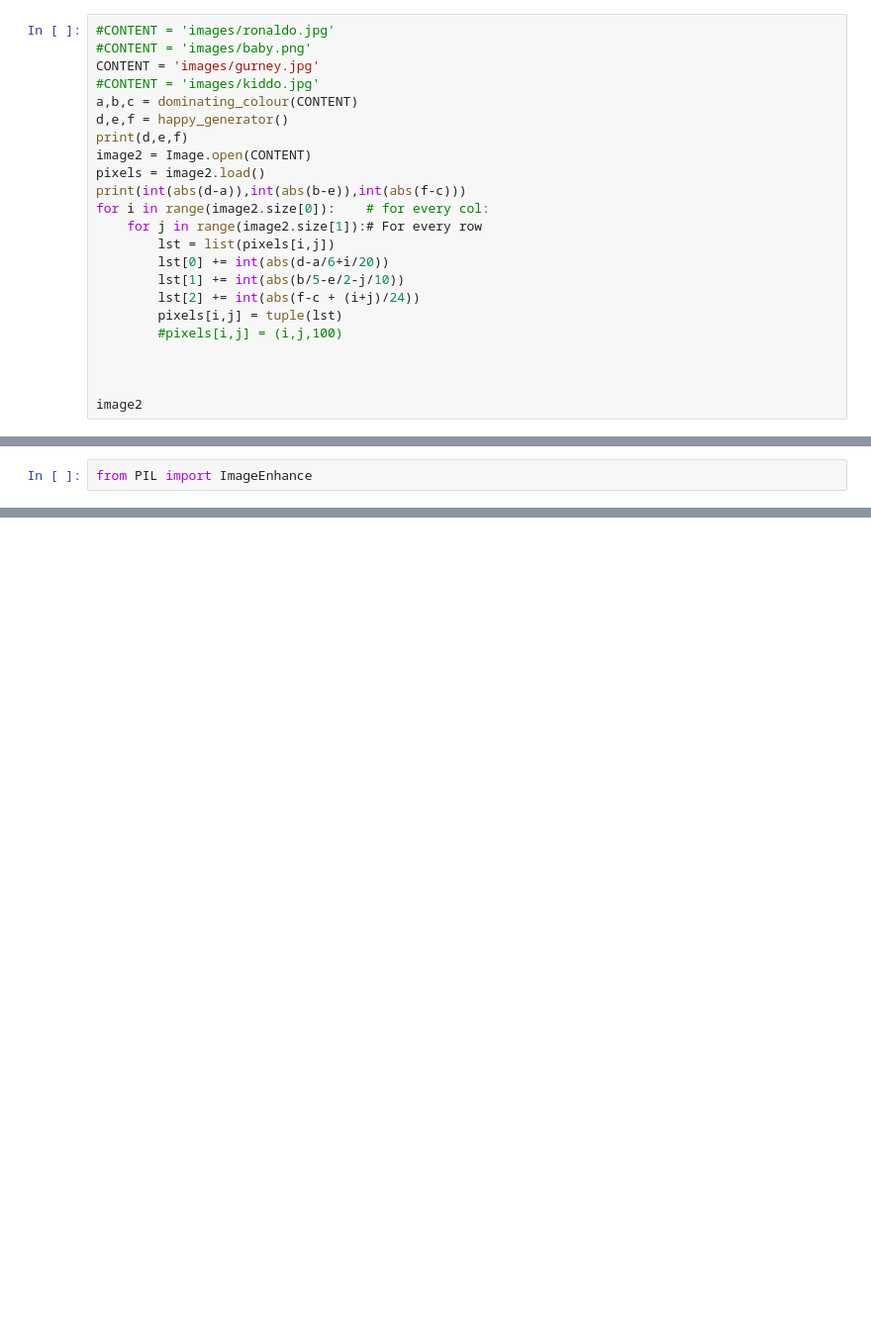
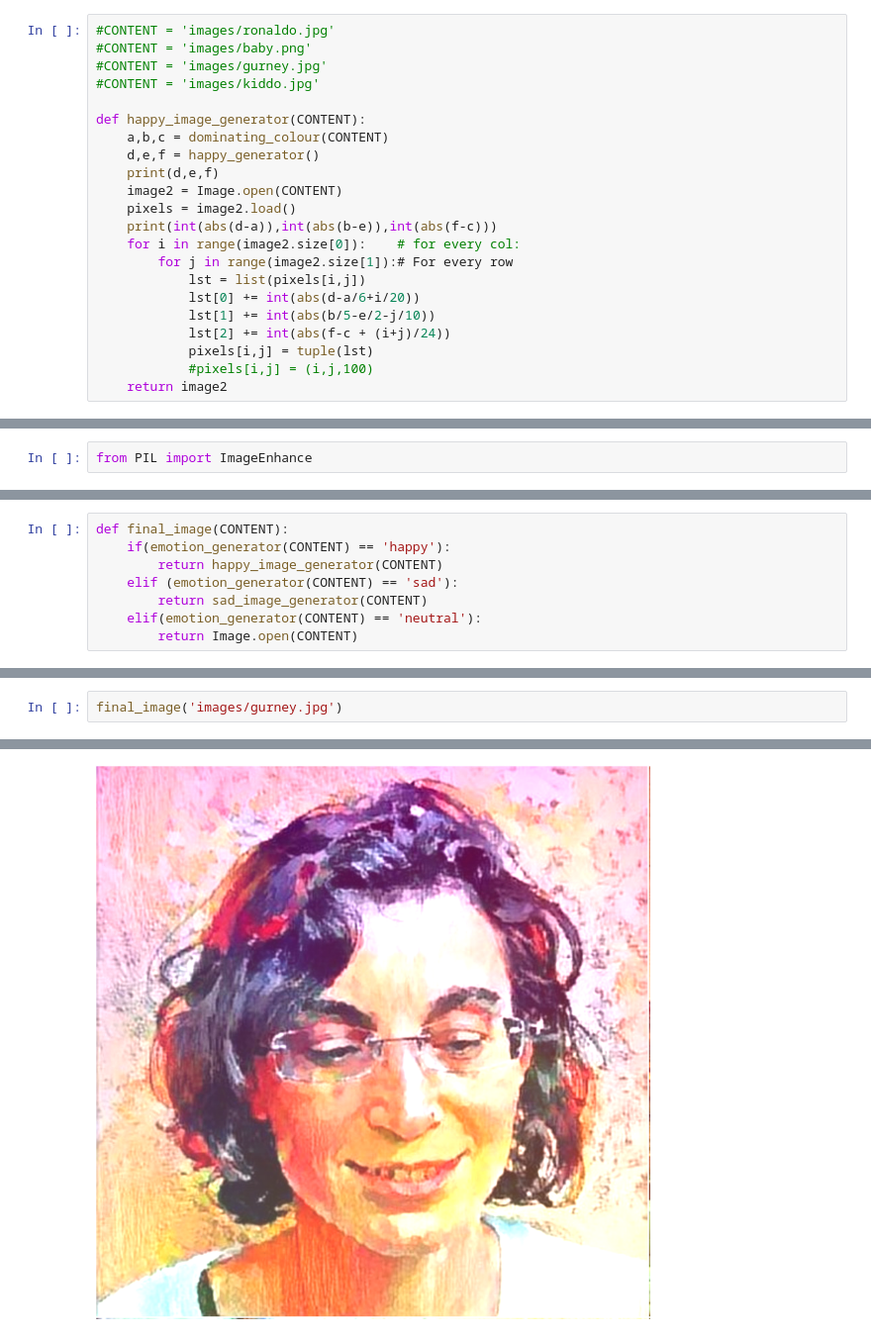
Before and after one commit to vaibhavahuja/colorfilter, a Jupyter notebook: check.ipynb, the cells around one changed output, grey strips where cells are left out. Shown at 99% size. Cells and saved outputs as stored; diff of their text form; blank space fills up the shorter version.

```diff
--- a/check.ipynb
+++ b/check.ipynb
@@ -75,23 +102,22 @@ print(sad_generator())
 # %%
 #CONTENT = 'images/ronaldo.jpg'
 #CONTENT = 'images/baby.png'
-CONTENT = 'images/gurney.jpg'
+#CONTENT = 'images/gurney.jpg'
 #CONTENT = 'images/kiddo.jpg'
-a,b,c = dominating_colour(CONTENT)
-d,e,f = happy_generator()
-print(d,e,f)
-image2 = Image.open(CONTENT)
-pixels = image2.load()
-print(int(abs(d-a)),int(abs(b-e)),int(abs(f-c)))
-for i in range(image2.size[0]):    # for every col:
-    for j in range(image2.size[1]):# For every row
-        lst = list(pixels[i,j])
-        lst[0] += int(abs(d-a/6+i/20))
-        lst[1] += int(abs(b/5-e/2-j/10))
-        lst[2] += int(abs(f-c + (i+j)/24))
-        pixels[i,j] = tuple(lst)
-        #pixels[i,j] = (i,j,100)
 
-
-
-image2
+def happy_image_generator(CONTENT):
+    a,b,c = dominating_colour(CONTENT)
+    d,e,f = happy_generator()
+    print(d,e,f)
+    image2 = Image.open(CONTENT)
+    pixels = image2.load()
+    print(int(abs(d-a)),int(abs(b-e)),int(abs(f-c)))
+    for i in range(image2.size[0]):    # for every col:
+        for j in range(image2.size[1]):# For every row
+            lst = list(pixels[i,j])
+            lst[0] += int(abs(d-a/6+i/20))
+            lst[1] += int(abs(b/5-e/2-j/10))
+            lst[2] += int(abs(f-c + (i+j)/24))
+            pixels[i,j] = tuple(lst)
+            #pixels[i,j] = (i,j,100)
+    return image2
@@ -133,0 +154,8 @@ check2
+# %%
+def final_image(CONTENT):
+    if(emotion_generator(CONTENT) == 'happy'):
+        return happy_image_generator(CONTENT)
+    elif (emotion_generator(CONTENT) == 'sad'):
+        return sad_image_generator(CONTENT)
+    elif(emotion_generator(CONTENT) == 'neutral'):
+        return Image.open(CONTENT)
@@ -133,0 +166,3 @@ check2
+# %%
+final_image('images/gurney.jpg')
+# %% [output]
@@ -133,0 +171 @@ check2
+[figure, added]
```
Also changed, not shown: parts of 8 cells of this notebook, 3 other files.
